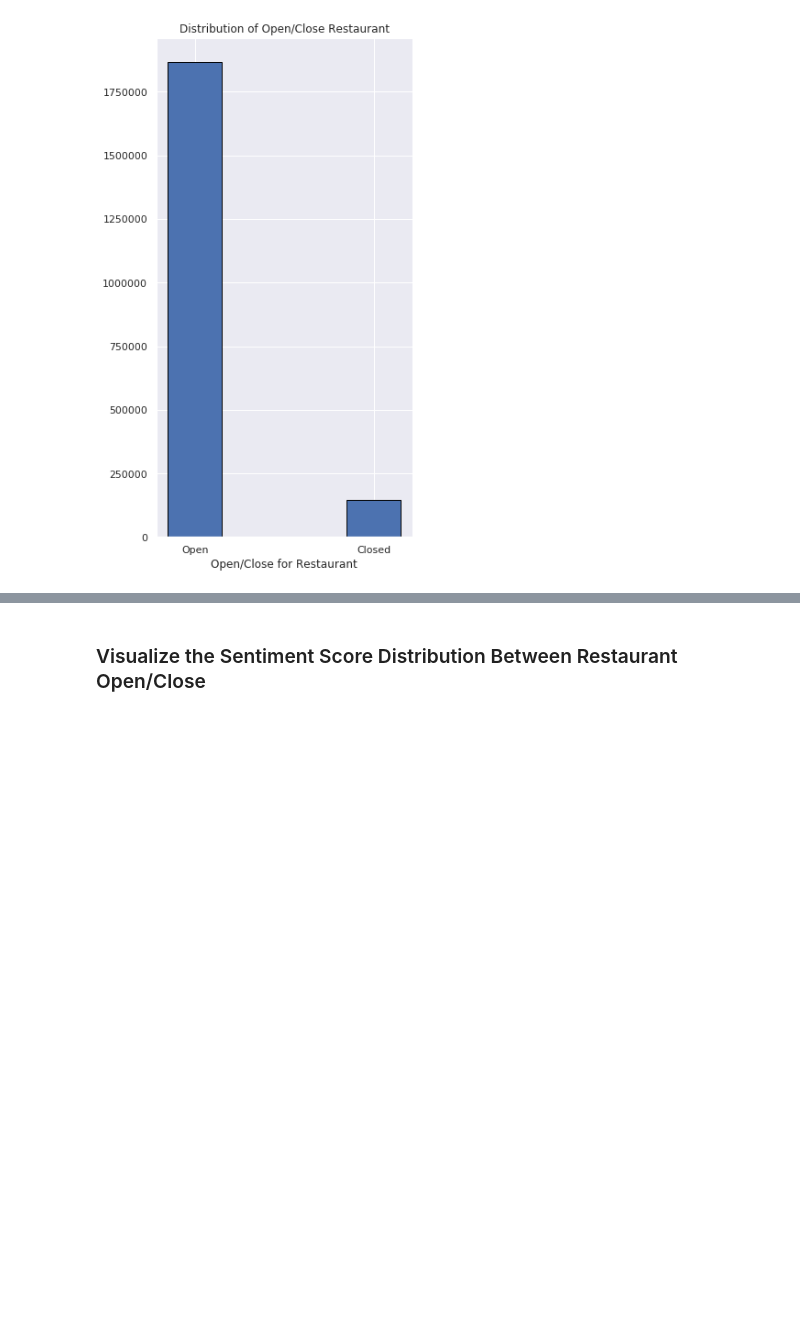
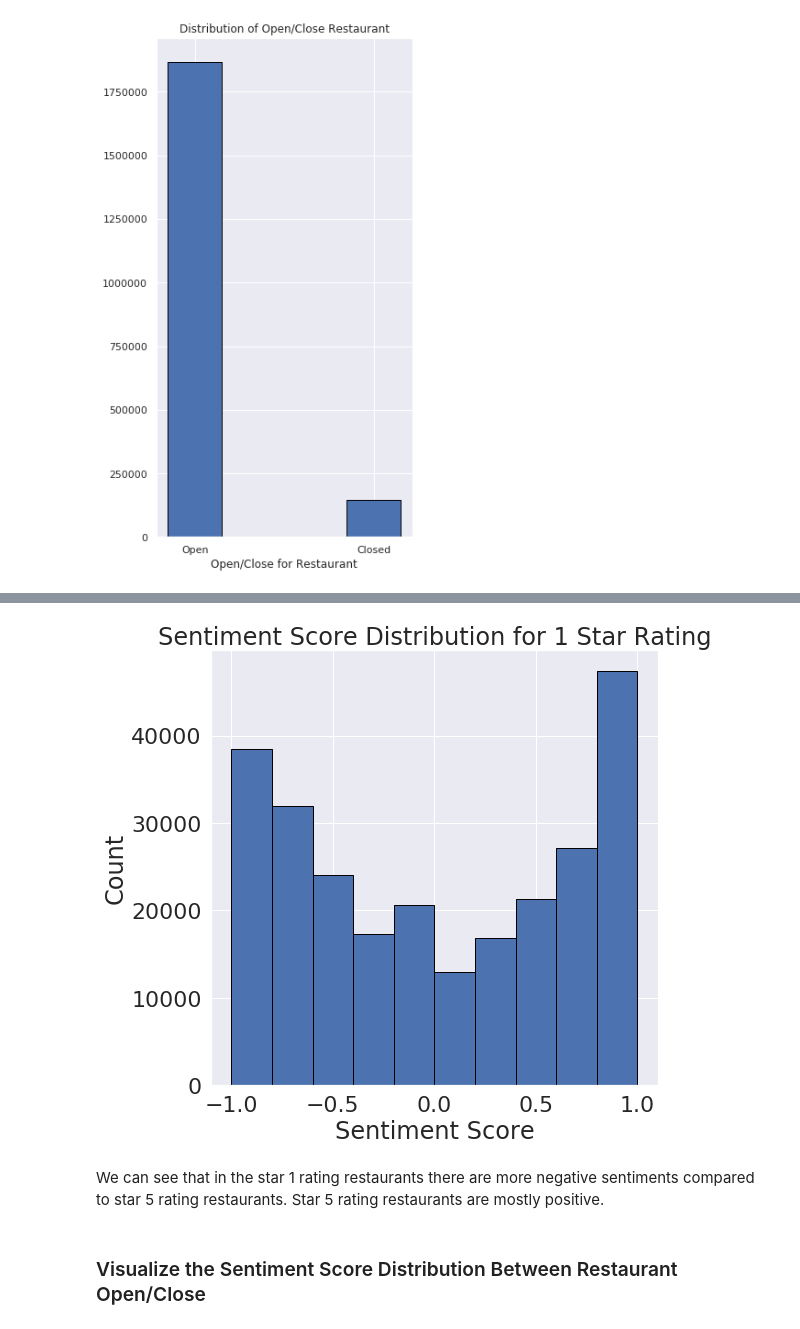
Before and after one commit to terrancexia/Yelp-Review-Sentiment-Analysis, a Jupyter notebook: Yelp Project.ipynb, the cells around one changed output, grey strips where cells are left out. Saved outputs shown, nothing was run; the diff lists cells and outputs as text; code cells hidden in the pictures; blank space fills up the shorter version.

```diff
--- a/Yelp Project.ipynb
+++ b/Yelp Project.ipynb
@@ -1277,3 +1136,19 @@ plt.show()
+# %%
+# change the scale of star rating 1 to distinguish more sentiment distribution
+# visulize compound score distribution by star individual
+
+sns.set(font_scale=15)
+sns.set(font_scale=2.0)
+plt.figure(figsize=(8,8))
+plt.hist(star_1['compound_score'], edgecolor ='black')
+plt.title('Sentiment Score Distribution for 1 Star Rating')
+plt.xlabel('Sentiment Score')
+plt.ylabel('Count')
+plt.show()
+# %% [output]
+[figure, added]
+# %% [markdown]
+We can see that in the star 1 rating restaurants there are more negative sentiments compared to star 5 rating restaurants. Star 5 rating restaurants are mostly positive.
 # %% [markdown]
 ### Visualize the Sentiment Score Distribution Between Restaurant Open/Close
 # %%
```
Also changed, not shown: parts of 78 cells of this notebook.
